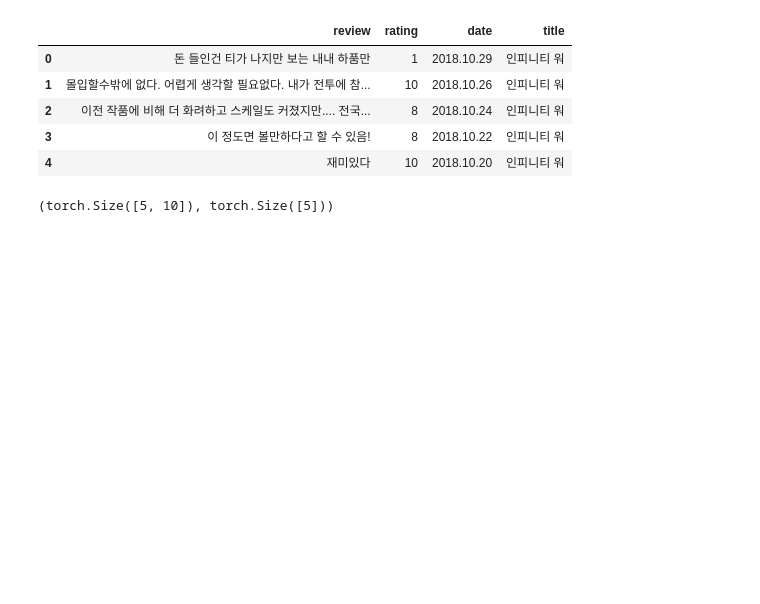
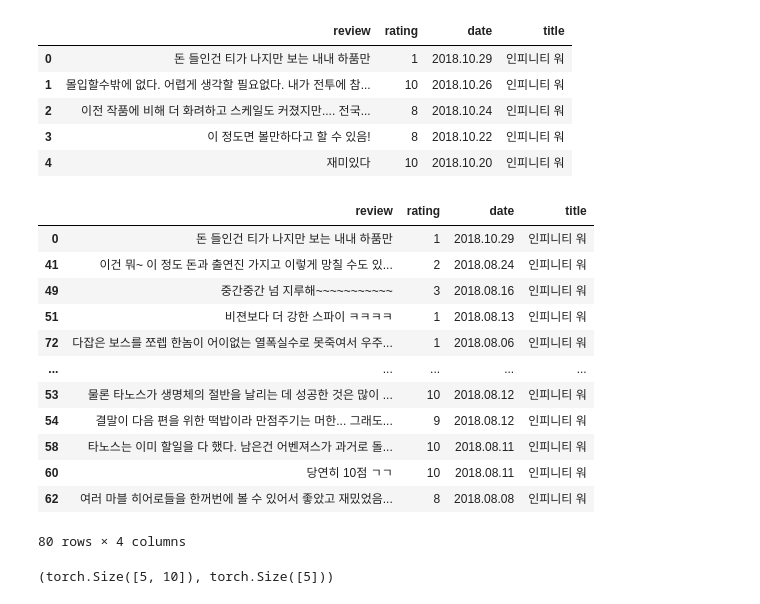
Before and after one commit to skn29teacher/skn29_lecture, a Jupyter notebook: 자연어딥러닝/CNN/01.CNN.ipynb, the cells around one changed output. Cells and saved outputs as stored; diff of their text form; code cells hidden in the pictures; blank space fills up the shorter version.

```diff
--- a/자연어딥러닝/CNN/01.CNN.ipynb
+++ b/자연어딥러닝/CNN/01.CNN.ipynb
@@ -232,13 +232,28 @@ df.head()
 | 3 | 이 정도면 볼만하다고 할 수 있음! | 8 | 2018.10.22 | 인피니티 워 |
 | 4 | 재미있다 | 10 | 2018.10.20 | 인피니티 워 |
 # %%
-# rating 1~3  0   10~8  1  클래스 불균형 없게 20 : 20  --> 40
+# rating 1~3  0   10~8  1  클래스 불균형 없게 40 : 40  --> 60
 zero_mask = (1<=df['rating']) & (df['rating'] <=3)
-zero_df_20 = df[zero_mask][:20]
+zero_df_20 = df[zero_mask][:40]
 
 one_mask = (8<=df['rating']) & (df['rating'] <=10)
-one_df_20 = df[one_mask][:20]
+one_df_20 = df[one_mask][:40]
 # %%
 new_df = pd.concat((zero_df_20,one_df_20))
+new_df
+# %% [output]
+|  | review | rating | date | title |
+| 0 | 돈 들인건 티가 나지만 보는 내내 하품만 | 1 | 2018.10.29 | 인피니티 워 |
+| 41 | 이건 뭐~ 이 정도 돈과 출연진 가지고 이렇게 망칠 수도 있... | 2 | 2018.08.24 | 인피니티 워 |
+| 49 | 중간중간 넘 지루해~~~~~~~~~~~ | 3 | 2018.08.16 | 인피니티 워 |
+| 51 | 비젼보다 더 강한 스파이 ㅋㅋㅋㅋ | 1 | 2018.08.13 | 인피니티 워 |
+| 72 | 다잡은 보스를 쪼렙 한놈이 어이없는 열폭실수로 못죽여서 우주... | 1 | 2018.08.06 | 인피니티 워 |
+| ... | ... | ... | ... | ... |
+| 53 | 물론 타노스가 생명체의 절반을 날리는 데 성공한 것은 많이 ... | 10 | 2018.08.12 | 인피니티 워 |
+| 54 | 결말이 다음 편을 위한 떡밥이라 만점주기는 머한... 그래도... | 9 | 2018.08.12 | 인피니티 워 |
+| 58 | 타노스는 이미 할일을 다 했다. 남은건 어벤져스가 과거로 돌... | 10 | 2018.08.11 | 인피니티 워 |
+| 60 | 당연히 10점 ㄱㄱ | 10 | 2018.08.11 | 인피니티 워 |
+| 62 | 여러 마블 히어로들을 한꺼번에 볼 수 있어서 좋았고 재밌었음... | 8 | 2018.08.08 | 인피니티 워 |
+80 rows × 4 columns
 # %%
 # 1. 학습 테스트 데이터 분리
```
Also changed, not shown: parts of 9 cells of this notebook.
